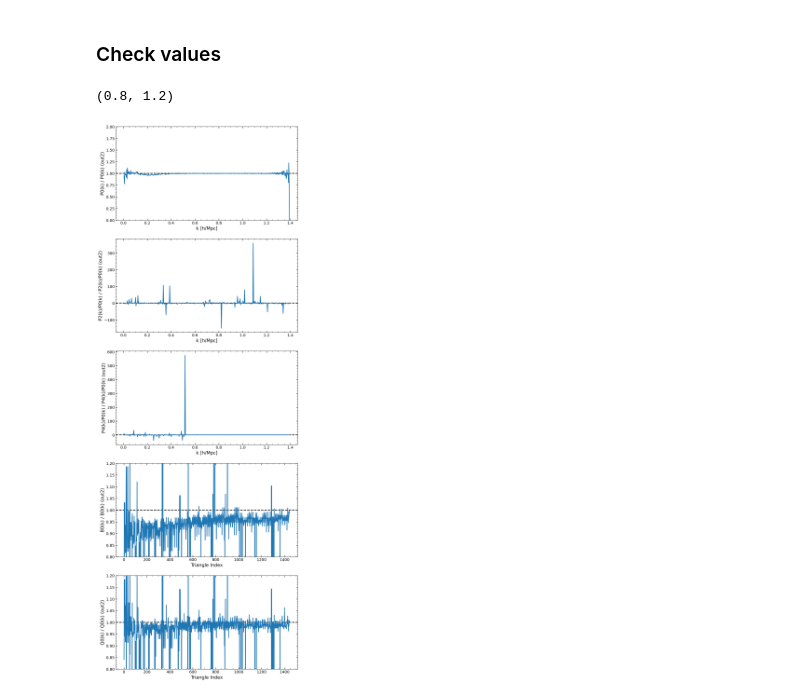
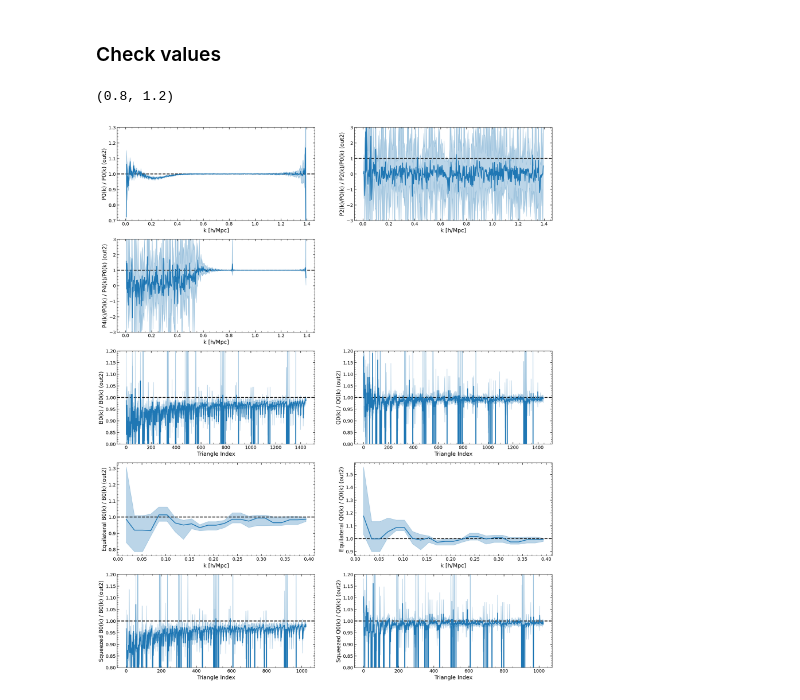
Before and after one commit to maho3/matts_tests, a Jupyter notebook: check_Bk_runs.ipynb, the cells around one changed output. Saved outputs shown, nothing was run; the diff lists cells and outputs as text; code cells hidden in the pictures.

```diff
--- a/check_Bk_runs.ipynb
+++ b/check_Bk_runs.ipynb
@@ -400,36 +437,90 @@ with h5py.File(diagfile, 'r') as f:
+# %%
+def get_equilateral(k123, Bk):
+    ks = np.unique(k123)
+    out = np.zeros((*Bk.shape[:-1], len(ks)))
+    for i, k in enumerate(ks):
+        mask = (k123 == k).all(axis=0)
+        out[..., i] = Bk[..., mask]
+    return ks, out
+
+
+def get_squeezed(k123, Bk):
+    mask = (k123[0] > k123[1]) & (k123[1] > k123[2])
+    return k123[..., mask], Bk[..., mask]
 # %%
-f, axs = plt.subplots(5, 1, figsize=(10, 30))
+def plot_ratio(x, y, ax):
+    percs = np.percentile(y, [50, 16, 84], axis=0)
+    ax.plot(x, percs[0], color='C0')
+    ax.fill_between(x, percs[1], percs[2], color='C0', alpha=0.3)
 
-ax = axs[0]
+
+f, axs = plt.subplots(5, 2, figsize=(20, 25))
+
+ax = axs[0, 0]
 ax.axhline(1, color='k', ls='--')
-ax.plot(out1['Pk_k3D'], out1['Pk'][:, 0] / out2['Pk'][:, 0])
+plot_ratio(ks['Pk_k3D'], out['Pk'][:, :, 0], ax)
 ax.set(xlabel='k [h/Mpc]', ylabel='P0(k) / P0(k) (out2)')
-ax.set_ylim(0, 2)
+ax.set_ylim(0.7, 1.3)
 
-ax = axs[1]
+ax = axs[0, 1]
 ax.axhline(1, color='k', ls='--')
-ax.plot(out1['Pk_k3D'], (out1['Pk'][:, 1] / out2['Pk'][:, 1]))
+plot_ratio(ks['Pk_k3D'], out['Pk'][:, :, 1], ax)
 ax.set(xlabel='k [h/Mpc]', ylabel='P2(k)/P0(k) / P2(k)/P0(k) (out2)')
-# ax.set_ylim(0, 2)
+ax.set_ylim(-3, 3)
 
-ax = axs[2]
+ax = axs[1, 0]
 ax.axhline(1, color='k', ls='--')
-ax.plot(out1['Pk_k3D'], (out1['Pk'][:, 2] / out1['Pk'][:, 0]) /
-        (out2['Pk'][:, 2] / out2['Pk'][:, 0]))
+plot_ratio(ks['Pk_k3D'], out['Pk'][:, :, 2], ax)
 ax.set(xlabel='k [h/Mpc]', ylabel='P4(k)/P0(k) / P4(k)/P0(k) (out2)')
-# ax.set_ylim(0, 2)
+ax.set_ylim(-3, 3)
 
-ax = axs[3]
+axs[1, 1].axis('off')
+
+ax = axs[2, 0]
 ax.axhline(1, color='k', ls='--')
-ax.plot(out1['Bk'][0] / out2['Bk'][0])
+plot_ratio(range(len(ks['Bk_k123'][0])), out['Bk'][:, 0], ax)
 ax.set(xlabel='Triangle Index', ylabel='B0(k) / B0(k) (out2)')
 ax.set_ylim(0.8, 1.2)
 
-ax = axs[4]
+ax = axs[2, 1]
 ax.axhline(1, color='k', ls='--')
-ax.plot(out1['Qk'][0] / out2['Qk'][0])
+plot_ratio(range(len(ks['Bk_k123'][0])), out['Qk'][:, 0], ax)
 ax.set(xlabel='Triangle Index', ylabel='Q0(k) / Q0(k) (out2)')
 ax.set_ylim(0.8, 1.2)
+
+ax = axs[3, 0]
+ax.axhline(1, color='k', ls='--')
+xs, ys = zip(*[get_equilateral(ks['Bk_k123'], out['Bk'][i])
+             for i in range(len(out['Bk']))])
+xs, ys = np.array(xs), np.array(ys)
+plot_ratio(xs[0], ys[:, 0], ax)
+ax.set(xlabel='k [h/Mpc]', ylabel='Equilateral B0(k) / B0(k) (out2)')
+
+ax = axs[3, 1]
+ax.axhline(1, color='k', ls='--')
+xs, ys = zip(*[get_equilateral(ks['Bk_k123'], out['Qk'][i])
+             for i in range(len(out['Qk']))])
+xs, ys = np.array(xs), np.array(ys)
+plot_ratio(xs[0], ys[:, 0], ax)
+ax.set(xlabel='k [h/Mpc]', ylabel='Equilateral Q0(k) / Q0(k) (out2)')
+
+ax = axs[4, 0]
+ax.axhline(1, color='k', ls='--')
+xs, ys = zip(*[get_squeezed(ks['Bk_k123'], out['Bk'][i])
+             for i in range(len(out['Bk']))])
+xs, ys = np.array(xs), np.array(ys)
+plot_ratio(range(ys.shape[-1]), ys[:, 0], ax)
+ax.set(xlabel='Triangle Index', ylabel='Squeezed B0(k) / B0(k) (out2)')
+ax.set_ylim(0.8, 1.2)
+
+ax = axs[4, 1]
+ax.axhline(1, color='k', ls='--')
+xs, ys = zip(*[get_squeezed(ks['Bk_k123'], out['Qk'][i])
+             for i in range(len(out['Qk']))])
+xs, ys = np.array(xs), np.array(ys)
+plot_ratio(range(ys.shape[-1]), ys[:, 0], ax)
+ax.set(xlabel='Triangle Index', ylabel='Squeezed Q0(k) / Q0(k) (out2)')
+ax.set_ylim(0.8, 1.2)
 # %% [output]
 (0.8, 1.2)
-[figure, old version]
+[figure, new version]
```
Also changed, not shown: parts of 8 cells of this notebook, 2 other files.
